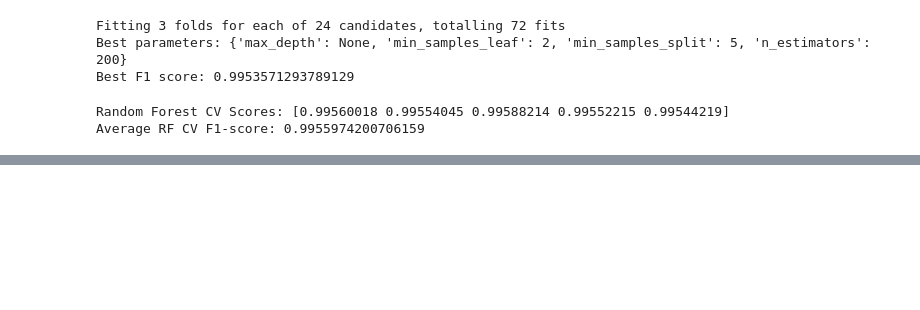
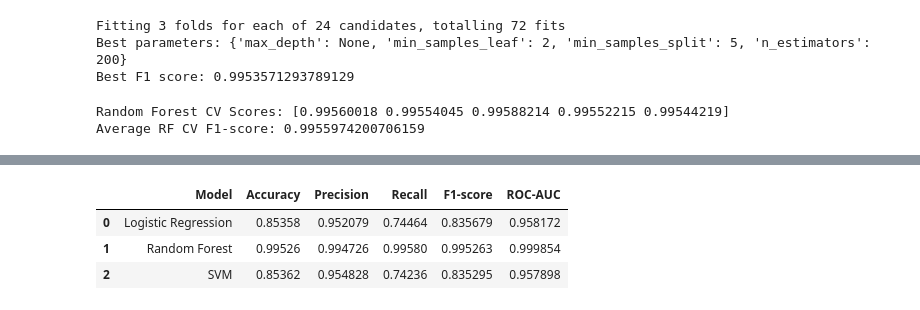
Before and after one commit to BadiaBaghdadi/Encrypted_Network_Traffic_Behavioural_Analysis, a Jupyter notebook: 3_Data_Modelling.ipynb, the cells around one changed output, grey strips where cells are left out. Saved outputs shown, nothing was run; the diff lists cells and outputs as text; code cells hidden in the pictures; blank space fills up the shorter version.

```diff
--- a/3_Data_Modelling.ipynb
+++ b/3_Data_Modelling.ipynb
@@ -139,34 +139,39 @@ svm_cv_scores = cross_val_score(
 # %%
 results = pd.DataFrame({
     'Model': ['Logistic Regression', 'Random Forest', 'SVM'],
     'Accuracy': [
         accuracy_score(y_test, lr_pred),
         accuracy_score(y_test, rf_pred),
         accuracy_score(y_test, svm_pred)
     ],
     'Precision': [
         precision_score(y_test, lr_pred),
         precision_score(y_test, rf_pred),
         precision_score(y_test, svm_pred)
     ],
     'Recall': [
         recall_score(y_test, lr_pred),
         recall_score(y_test, rf_pred),
         recall_score(y_test, svm_pred)
     ],
     'F1-score': [
         f1_score(y_test, lr_pred),
         f1_score(y_test, rf_pred),
         f1_score(y_test, svm_pred)
     ],
     'ROC-AUC': [
         roc_auc_score(y_test, lr_prob),
         roc_auc_score(y_test, rf_prob),
-        roc_auc_score(y_test, svm_prob)
+        roc_auc_score(y_test, svm_scores)
     ]
 })
 
 results
+# %% [output]
+|  | Model | Accuracy | Precision | Recall | F1-score | ROC-AUC |
+| 0 | Logistic Regression | 0.85358 | 0.952079 | 0.74464 | 0.835679 | 0.958172 |
+| 1 | Random Forest | 0.99526 | 0.994726 | 0.99580 | 0.995263 | 0.999854 |
+| 2 | SVM | 0.85362 | 0.954828 | 0.74236 | 0.835295 | 0.957898 |
 # %%
 fpr_lr, tpr_lr, _ = roc_curve(y_test, lr_prob)
 fpr_rf, tpr_rf, _ = roc_curve(y_test, rf_prob)
```
Also changed, not shown: parts of 7 cells of this notebook, 1 other file.
